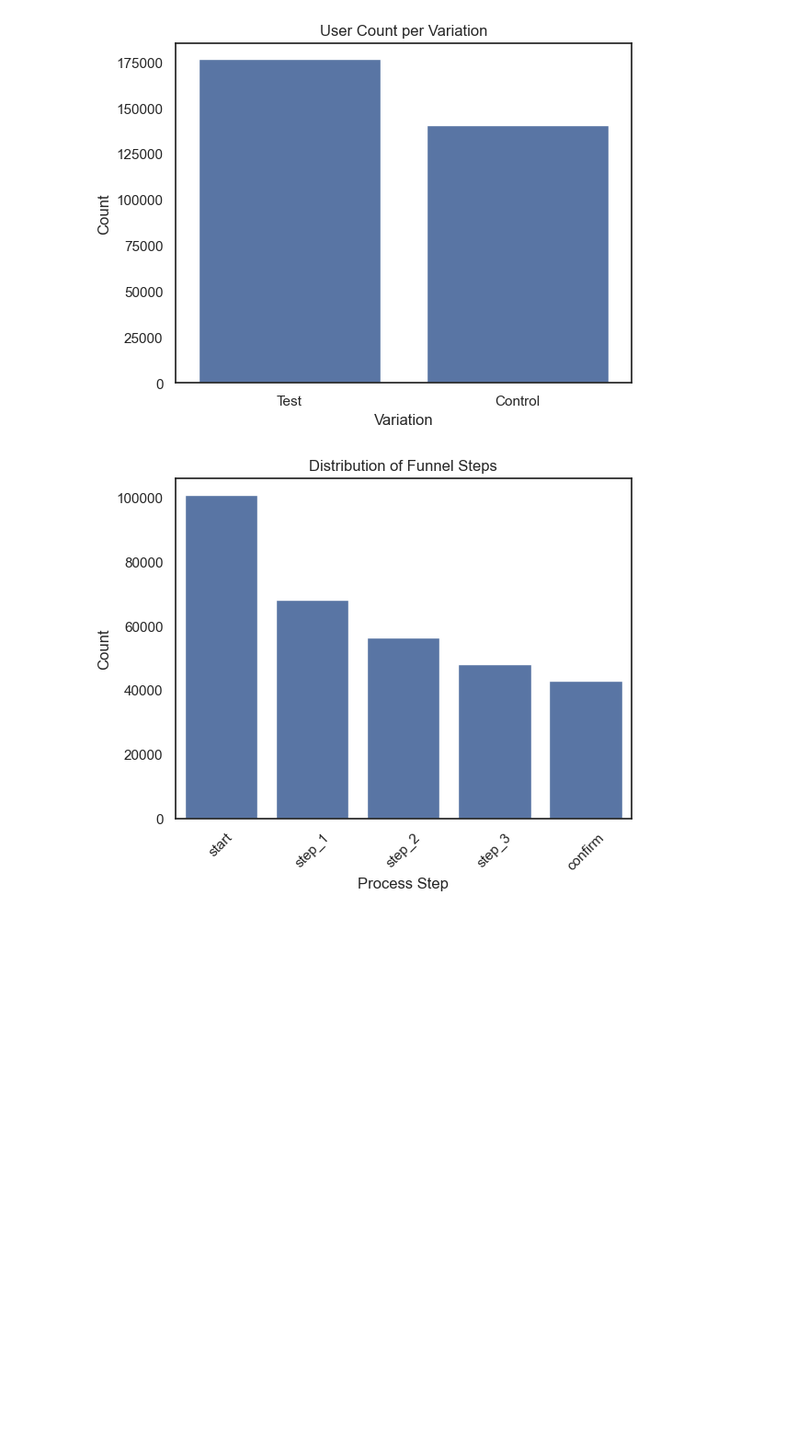
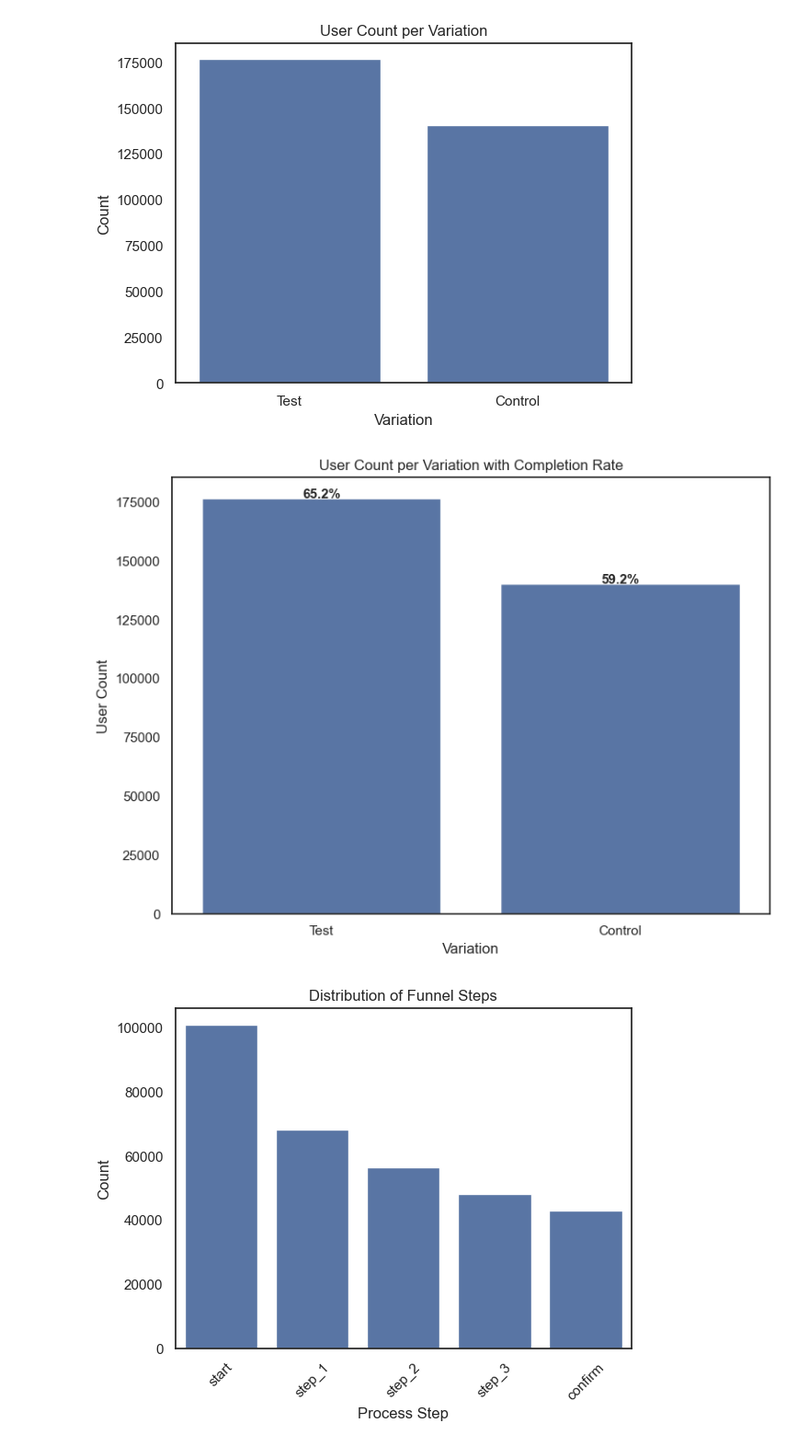
Before and after one commit to MadhurideviD/vanguard_analysis, a Jupyter notebook: vanguard_1.ipynb, the cells around one changed output. Shown at 92% size. Drawn from its saved outputs; the diff is of its cells as text; code cells hidden in the pictures; blank space fills up the shorter version.

```diff
--- a/vanguard_1.ipynb
+++ b/vanguard_1.ipynb
@@ -1023,6 +1018,28 @@ plt.ylabel('Count')
 plt.show()
 # %% [output]
 [figure]
+# %%
+plt.figure(figsize=(8, 6))
+ax = sns.countplot(data=df_final, x='Variation')
+
+# Add completion rate above each bar
+for bar in ax.patches:
+    variation = bar.get_x() + bar.get_width() / 2.0
+    label = ax.get_xticklabels()[int(variation)].get_text()
+
+    if label in completion_rates:
+        rate = completion_rates[label]['completion_rate']
+        ax.text(bar.get_x() + bar.get_width() / 2.0,
+                bar.get_height() + 5,
+                f"{rate:.1%}",
+                ha='center', fontsize=11, weight='bold')
+
+plt.title("User Count per Variation with Completion Rate")
+plt.ylabel("User Count")
+plt.tight_layout()
+plt.show()
+# %% [output]
+[figure, added]
 # %%
 sns.countplot(data=df_final, x='process_step', order=df_final['process_step'].value_counts().index)
 plt.title('Distribution of Funnel Steps')
```
Also changed, not shown: parts of 37 cells of this notebook, 2 other files.
